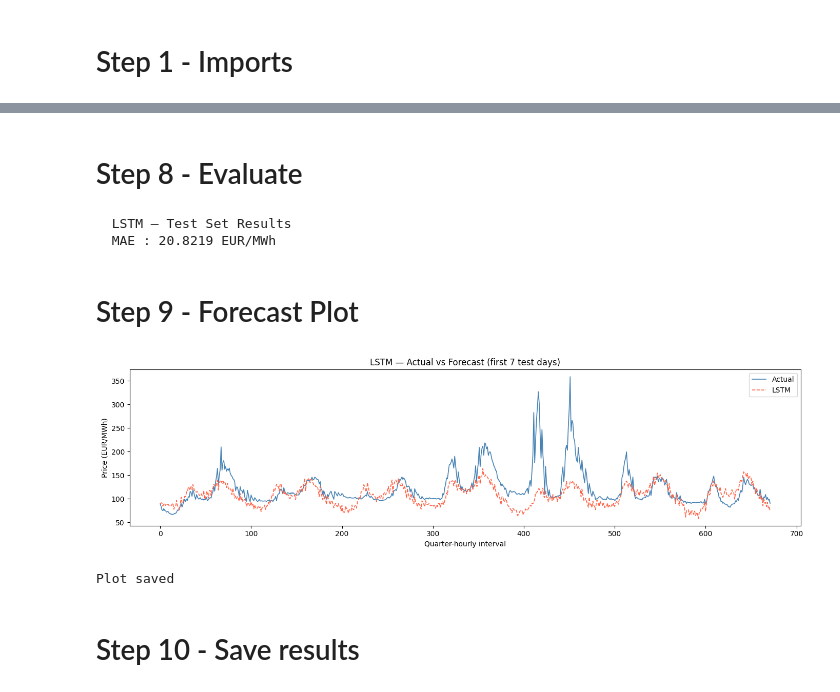
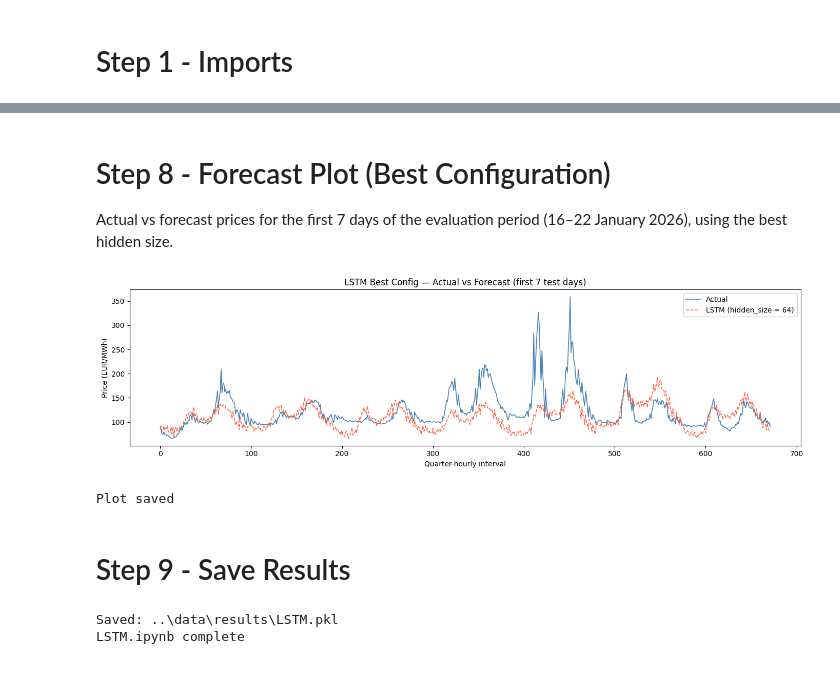
Before and after one commit to Ebtehal-AL/electricity-price-forecasting, a Jupyter notebook: notebooks/LSTM.ipynb, the cells around one changed output, grey strips where cells are left out. Drawn from its saved outputs; the diff is of its cells as text; code cells hidden in the pictures.

```diff
--- a/notebooks/LSTM.ipynb
+++ b/notebooks/LSTM.ipynb
@@ -300,39 +337,50 @@ All test days done
 # %% [markdown]
-# Step 8 - Evaluate
+# Step 8 - Forecast Plot (Best Configuration)
+Actual vs forecast prices for the first 7 days of the evaluation period (16–22 January 2026), using the best hidden size.
 # %%
-# De-normalise
-y_test_norm = y_norm[n_train:]
-y_test_orig = y_test_norm * scale_y + offset_y
-y_pred_orig = lstm_predictions * scale_y + offset_y
+best_pred = all_preds[best]
+n_plot    = 7 * nintervals
 
-# MAE
-errors = y_test_orig - y_pred_orig
-mae    = float(np.mean(np.abs(errors)))
-
-print("  LSTM — Test Set Results")
-print(f"  MAE : {mae:.4f} EUR/MWh")
+fig, ax = plt.subplots(figsize=(14, 4))
+ax.plot(y_test_orig.flatten()[:n_plot],
+        label="Actual", linewidth=1.2, color="steelblue")
+ax.plot(best_pred.flatten()[:n_plot],
+        label=f"LSTM ({best})", linewidth=1.2, color="tomato", linestyle="--")
+ax.set_title("LSTM Best Config — Actual vs Forecast (first 7 test days)")
+ax.set_xlabel("Quarter-hourly interval")
+ax.set_ylabel("Price (EUR/MWh)")
+ax.legend()
+plt.tight_layout()
+plt.savefig(output_dir / "LSTM_forecast_plot.png", dpi=150, bbox_inches="tight")
+plt.show()
+print("Plot saved")
 # %% [output]
+[figure, added]
-  LSTM — Test Set Results
-  MAE : 20.8219 EUR/MWh
+Plot saved
 # %% [markdown]
-# Step 9 - Forecast Plot
+# Step 9 - Save Results
 # %%
-n_days = 7
-n_plot = n_days * nintervals
+best_result = results[best]
 
-fig, ax = plt.subplots(figsize=(14, 4))
-ax.plot(y_test_orig.flatten()[:n_plot], label="Actual", linewidth=1.2, color="steelblue")
-ax.plot(y_pred_orig.flatten()[:n_plot], label="LSTM",   linewidth=1.2, color="tomato", linestyle="--")
-ax.set_title("LSTM — Actual vs Forecast (first 7 test days)")
-ax.set_xlabel("Quarter-hourly interval")
-ax.set_ylabel("Price (EUR/MWh)")
-ax.legend()
-plt.tight_layout()
-plt.savefig(output_dir / "LSTM_forecast_plot.png", dpi=150, bbox_inches="tight")
-plt.show()
-print("Plot saved")
+lstm_dict = {
+    # identification
+    "model_name"  : "LSTM",
+    # best configuration — hidden size with lowest MAE
+    "best_config" : best,
+    "all_results" : results,
+    "prediction"  : all_preds[best],   # (n_test, 96) EUR/MWh
+    "mae"         : best_result["MAE"],
+    "rmse"        : best_result["RMSE"],
+    # ground truth and metadata
+    "y_test"      : y_test_orig,       # (n_test, 96) EUR/MWh
+    "test_days"   : [str(d) for d in test_days],
+}
+
+with open(output_dir / "LSTM.pkl", "wb") as f:
+    pickle.dump([lstm_dict], f)
+
+print(f"Saved: {output_dir / 'LSTM.pkl'}")
+print("LSTM.ipynb complete")
 # %% [output]
-[figure, removed]
-Plot saved
+Saved: ..\data\results\LSTM.pkl
+LSTM.ipynb complete
-# %% [markdown]
-# Step 10 - Save results
```
Also changed, not shown: parts of 15 cells of this notebook, 6 other files.
